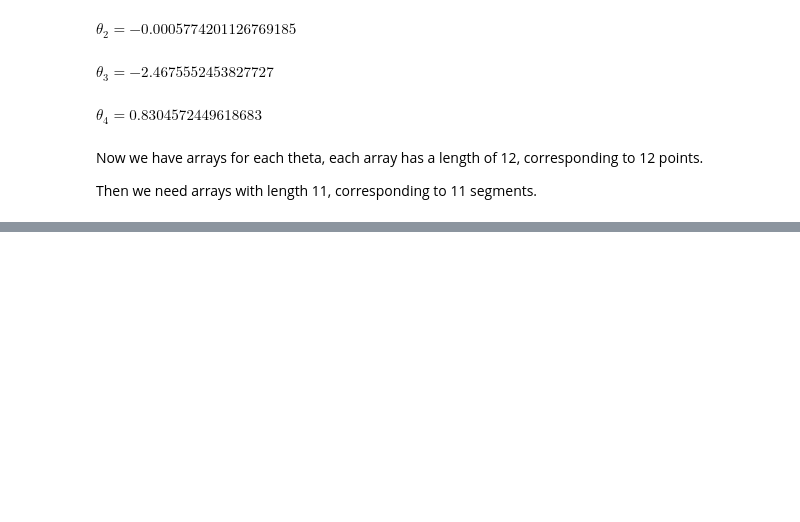
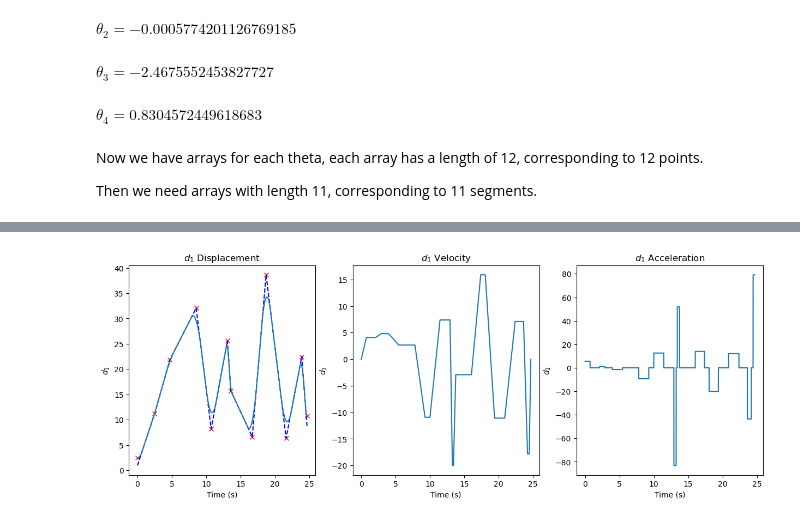
Before and after one commit to sunfanyi/robot-arm-analysis, a Jupyter notebook: trajectory_planning.ipynb, the cells around one changed output, grey strips where cells are left out. Cells and saved outputs as stored; diff of their text form; code cells hidden in the pictures; blank space fills up the shorter version.

Commit message:
Plot all thetas.

```diff
--- a/trajectory_planning.ipynb
+++ b/trajectory_planning.ipynb
@@ -197,13 +197,13 @@ def calc_kinematics_parameters(via_points, tf):
 #     a_mins[:-1] = 2 * (via_points[1:] - via_points[:-1]) / (tf/2)**2
 #     a_mins[-1] = a_mins[-2]  # make the last acceleration magnitude = second last
 
-    a_mins[0] = 8*(via_points[1]-via_points[0]) / (3*tf[0]**2)
-    a_mins[-1] = 8*(via_points[-1]-via_points[-2]) / (3*tf[-1]**2)
+    a_mins[0] = np.abs(8*(via_points[1]-via_points[0]) / (3*tf[0]**2))
+    a_mins[-1] = np.abs(8*(via_points[-1]-via_points[-2]) / (3*tf[-1]**2))
     # for the middle segments:
     left = ((via_points[2:]-via_points[1:-1])/tf[1:] - (via_points[1:-1]-via_points[:-2])/tf[:-1]) / tf[:-1]
     right = ((via_points[2:]-via_points[1:-1])/tf[1:] - (via_points[1:-1]-via_points[:-2])/tf[:-1]) / tf[1:]
     a_mins[1:-1] = np.maximum(np.abs(left), np.abs(right))
-    a_mins = 2 * a_mins
+    a_mins = 1.5 * a_mins
 
     # Step 1: Find the start and end acceleration:
     a_vals[0] = np.sign(via_points[1] - via_points[0]) * a_mins[0]
@@ -371,0 +370,4 @@ V_vals [-2.35282689 -8.27344727  2.09064758  0.26474162  6.90298444  3.22087546
+# %%
+plot_trajectory(d1_points, tf, a_vals_d1, V_vals_d1, b_blends_d1, t_linears_d1, '$d_1$')
+# %% [output]
+[figure, added]
```
Also changed, not shown: parts of 8 cells of this notebook.
